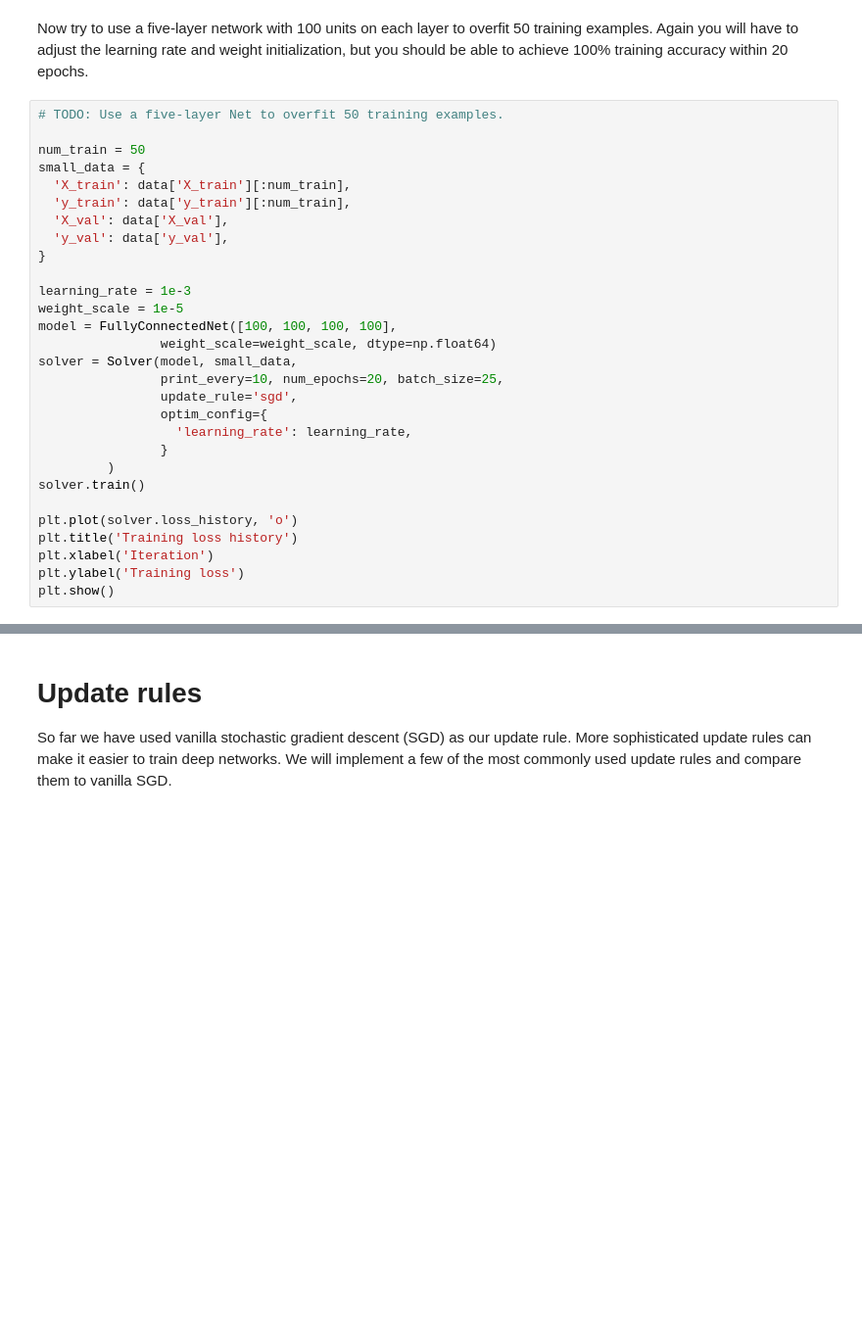
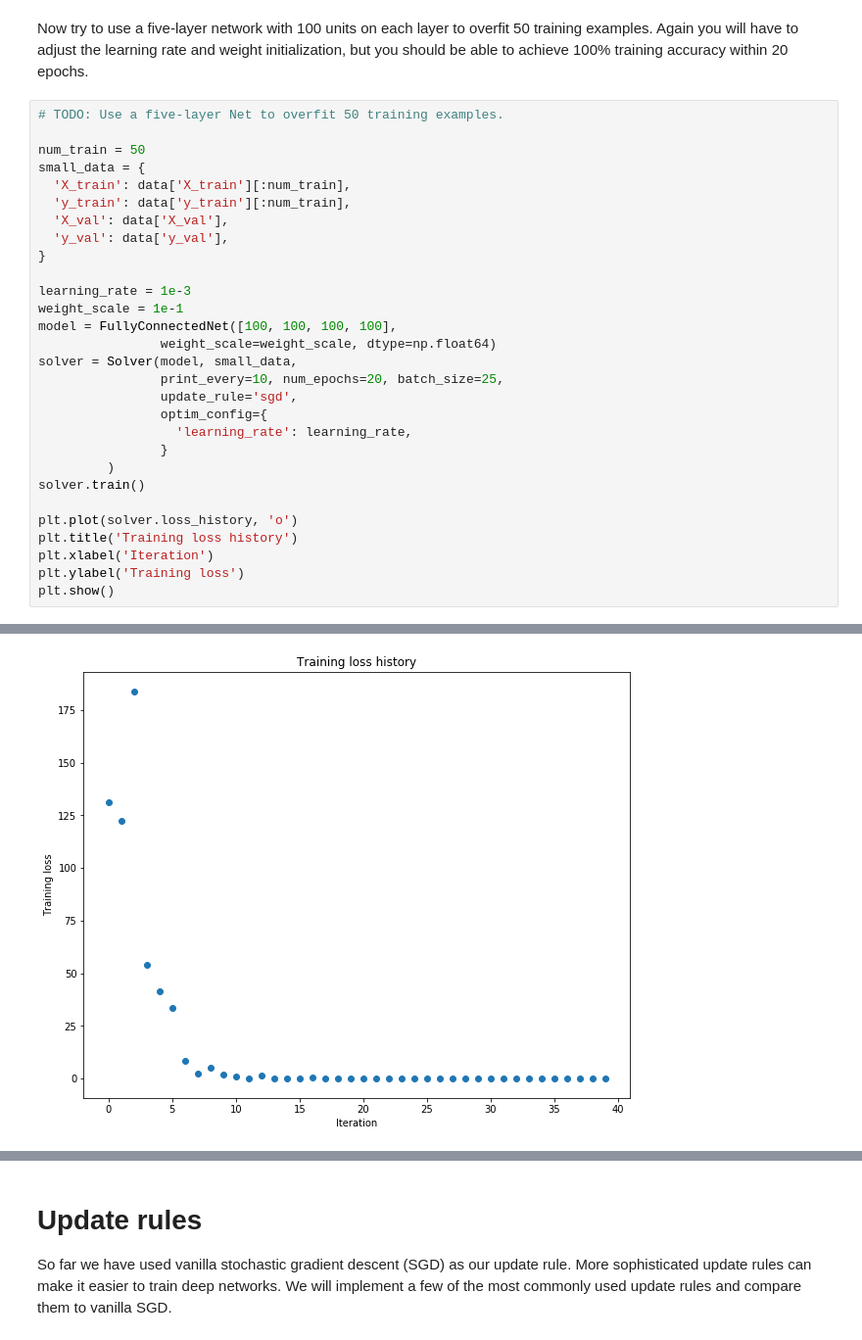
Before and after one commit to baek-jinoo/cs231n_assignments, a Jupyter notebook: assignment2/FullyConnectedNets.ipynb, the cells around one changed output, grey strips where cells are left out. Shown at 98% size. Drawn from its saved outputs; the diff is of its cells as text; blank space fills up the shorter version.

```diff
--- a/assignment2/FullyConnectedNets.ipynb
+++ b/assignment2/FullyConnectedNets.ipynb
@@ -478,7 +482,7 @@ small_data = {
 }
 
 learning_rate = 1e-3
-weight_scale = 1e-5
+weight_scale = 1e-1
 model = FullyConnectedNet([100, 100, 100, 100],
                 weight_scale=weight_scale, dtype=np.float64)
 solver = Solver(model, small_data,
@@ -495,3 +499,4 @@ plt.title('Training loss history')
 plt.xlabel('Iteration')
 plt.ylabel('Training loss')
 plt.show()
+# %% [output]
@@ -498,3 +520,4 @@ plt.show()
+[figure, added]
 # %% [markdown]
 # Inline question:
 Did you notice anything about the comparative difficulty of training the three-layer net vs training the five layer net?
```
Also changed, not shown: parts of 3 cells of this notebook.
